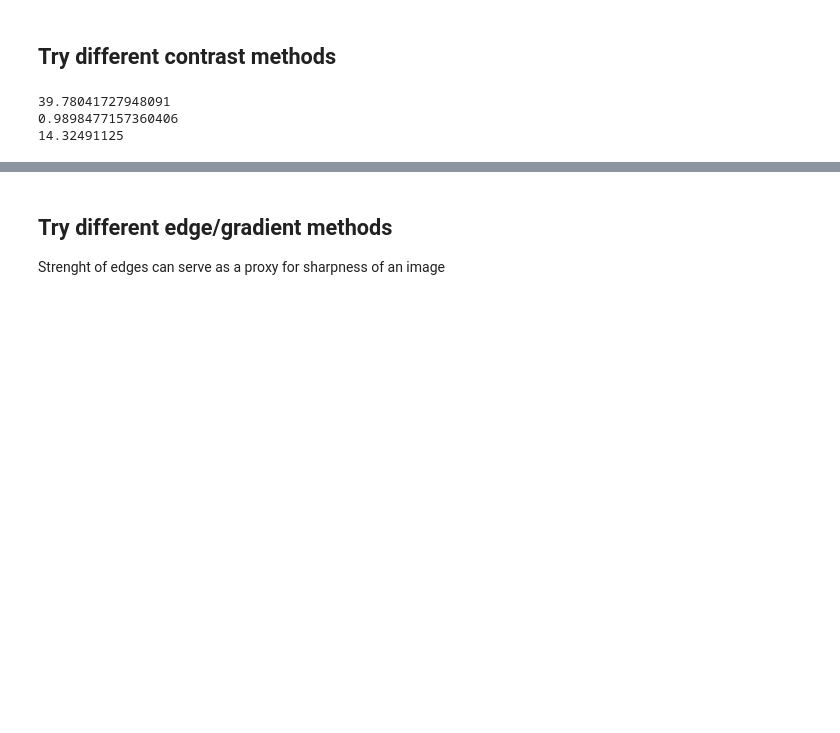
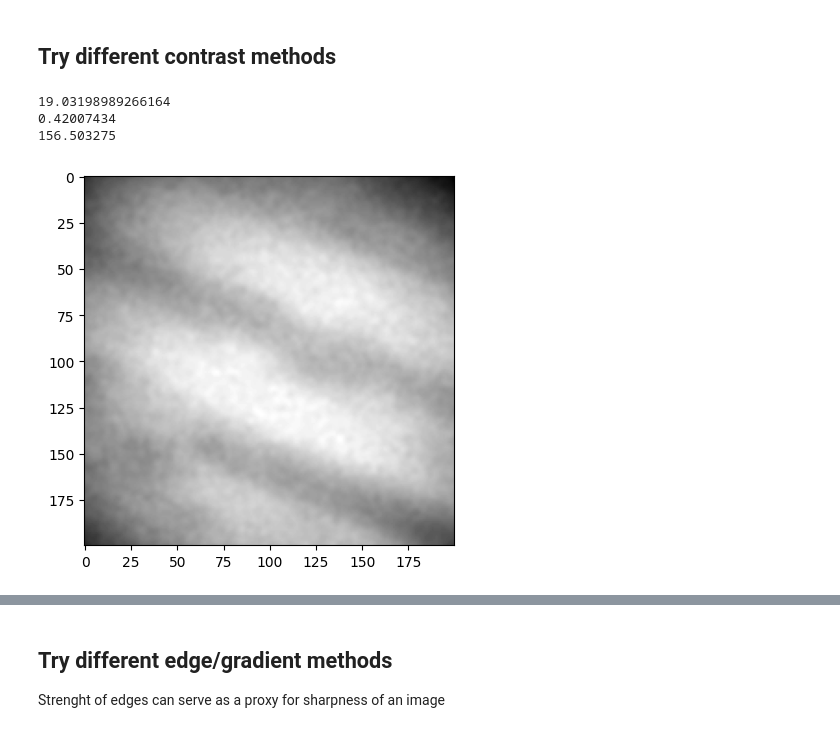
Before and after one commit to joypauls/planetary-flow, a Jupyter notebook: notebooks/global_quality_poc.ipynb, the cells around one changed output, grey strips where cells are left out. Cells and saved outputs as stored; diff of their text form; code cells hidden in the pictures; blank space fills up the shorter version.

```diff
--- a/notebooks/global_quality_poc.ipynb
+++ b/notebooks/global_quality_poc.ipynb
@@ -75,20 +75,23 @@ def rms_constrast(img):
     return img.std()
 
 def michelson_constrast(img):
-    minimum = np.min(img)
-    maximum = np.max(img)
+    minimum = np.min(img).astype(np.float32)
+    maximum = np.max(img).astype(np.float32)
     return (maximum - minimum) / (maximum + minimum)
 # %%
 def crop_jupiter_to_roi(img):
-    return img[330:530, 400:680]
+    return img[150:350, 150:350]
 # %%
-lum = cv2.cvtColor(jupiter_frame1, cv2.COLOR_BGR2Lab)[:, :, 0]
+lum = cv2.cvtColor(jupiter_hq, cv2.COLOR_BGR2Lab)[:, :, 0]
+# lum = cv2.cvtColor(jupiter_hq, cv2.COLOR_BGR2GRAY)
 lum = cv2.GaussianBlur(lum, (3, 3), 0)
-# lum = crop_jupiter_to_roi(lum)
+lum = crop_jupiter_to_roi(lum)
 print(rms_constrast(lum))
 print(michelson_constrast(lum))
 print(lum.mean())
+plot(lum, color=False)
 # %% [output]
-39.78041727948091
-0.9898477157360406
-14.32491125
+19.03198989266164
+0.42007434
+156.503275
+[figure, added]
```
Also changed, not shown: parts of 8 cells of this notebook, 10 other files.
